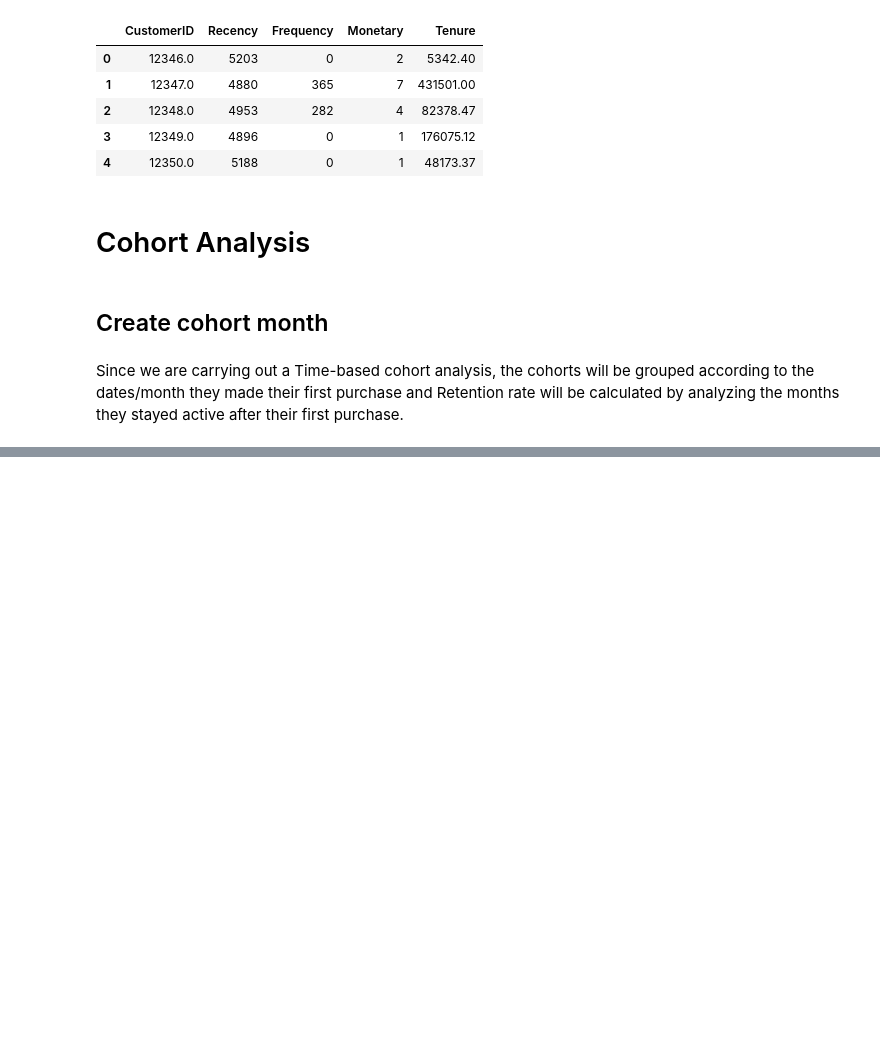
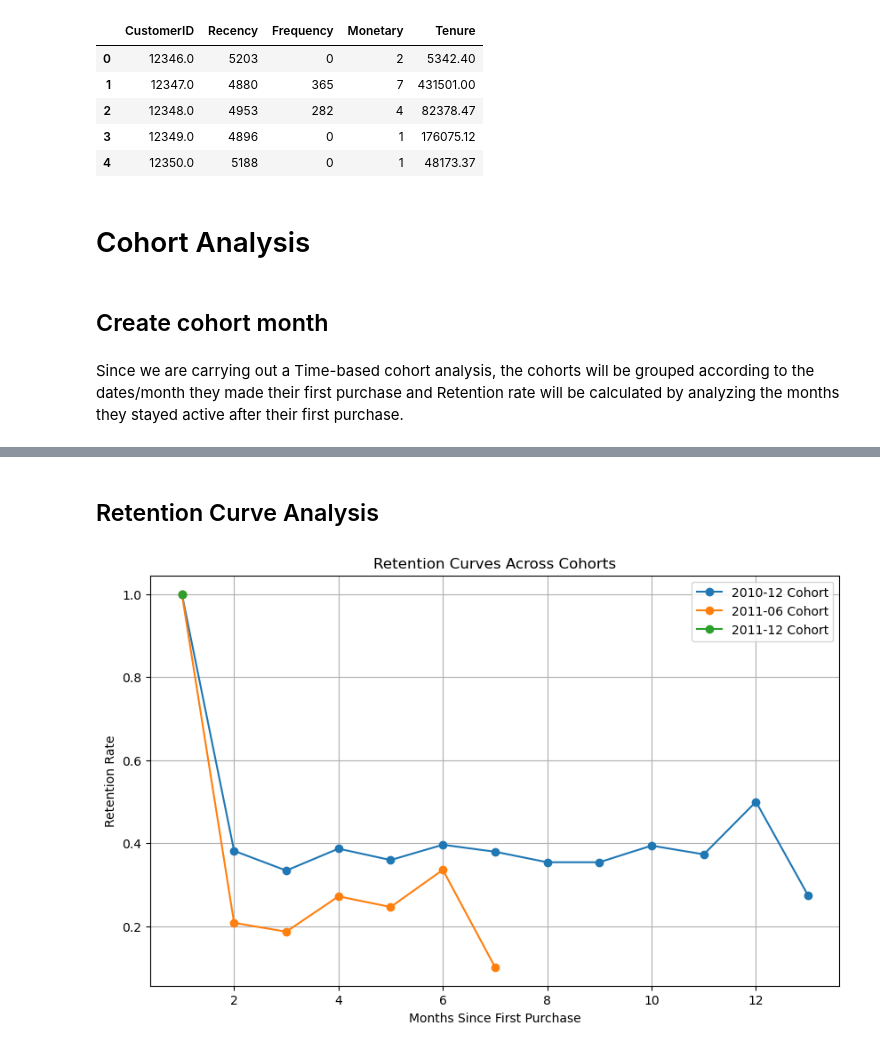
Before and after one commit to Emerald-GitHub/Eshop-pro-cohort-analysis, a Jupyter notebook: notebook/Eshop-pro-cohort-analysis.ipynb, the cells around one changed output, grey strips where cells are left out. Cells and saved outputs as stored; diff of their text form; code cells hidden in the pictures; blank space fills up the shorter version.

```diff
--- a/notebook/Eshop-pro-cohort-analysis.ipynb
+++ b/notebook/Eshop-pro-cohort-analysis.ipynb
@@ -277,0 +278,23 @@ plt.show()
+# %% [markdown]
+## Retention Curve Analysis
+# %%
+# Plot retention curves for key cohorts
+selected_cohorts = ['2010-12', '2011-06', '2011-12']
+plt.figure(figsize=(10,6))
+
+for cohort in selected_cohorts:
+    plt.plot(
+        cohort_retention.columns,
+        cohort_retention.loc[cohort],
+        label=f'{cohort} Cohort',
+        marker='o'
+    )
+
+plt.title('Retention Curves Across Cohorts')
+plt.xlabel('Months Since First Purchase')
+plt.ylabel('Retention Rate')
+plt.legend()
+plt.grid(True)
+plt.show()
+# %% [output]
+[figure, added]
```
Also changed, not shown: parts of 9 cells of this notebook, 1 other file.
